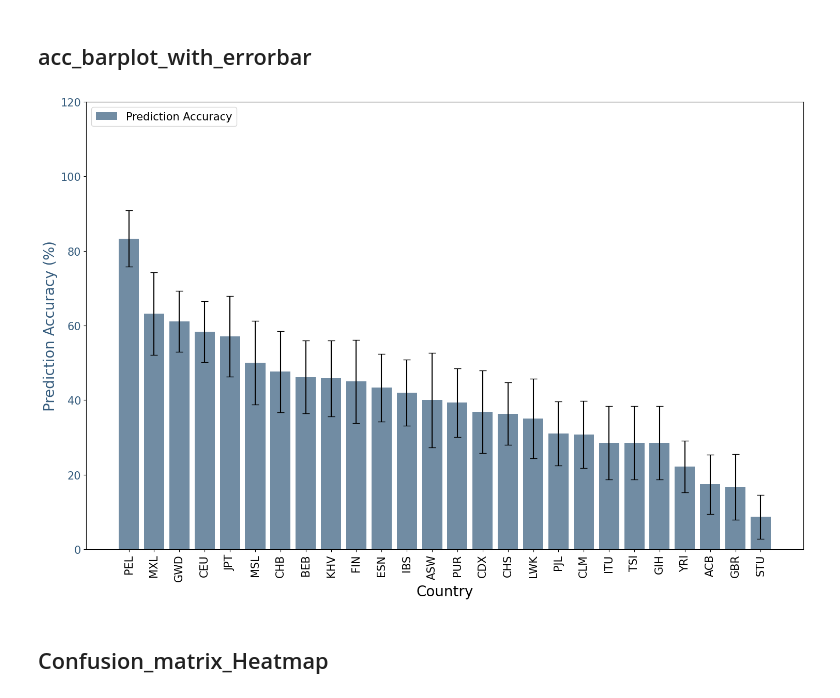
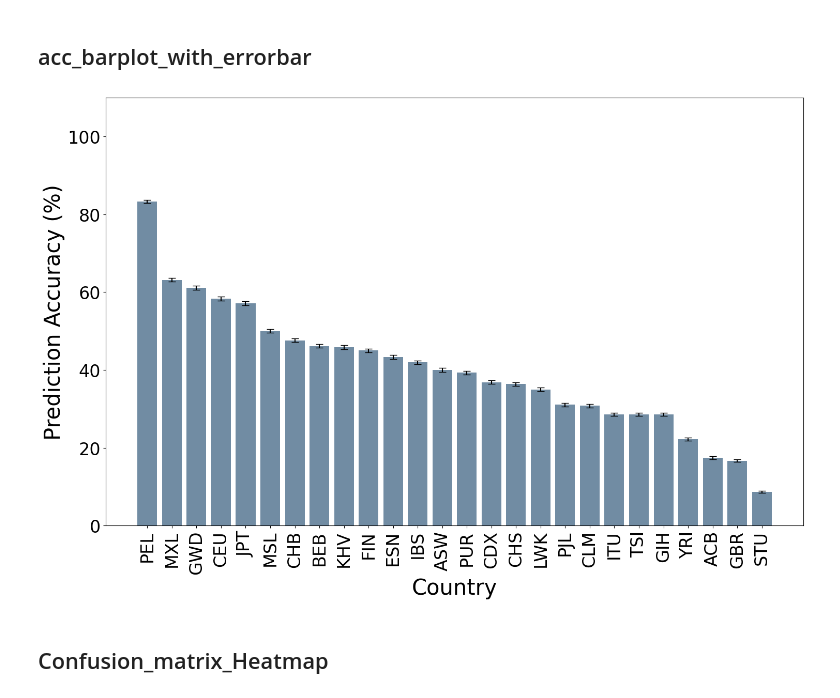
Before and after one commit to Jinhyun-Kim/geography_prediction, a Jupyter notebook: figure_country.ipynb, the cells around one changed output. Saved outputs shown, nothing was run; the diff lists cells and outputs as text; code cells hidden in the pictures.

Commit message:
figure2

```diff
--- a/figure_country.ipynb
+++ b/figure_country.ipynb
@@ -83,8 +83,8 @@ class data_loader:
 # data load
 # %%
 feature_data_path = '/project/datacamp/team11/data'
-# target_feature = "preprocessed/merged_support3_variance_0.1_random_1M"
-target_feature = "preprocessed/merged_random_1k"
+target_feature = "preprocessed/merged_support3_variance_0.1_random_1M"
+# target_feature = "preprocessed/merged_random_1k"
 target_feature_suffix = "_matrix.npy"
 sample_annotation_file = os.path.join(feature_data_path, "igsr-1000 genomes 30x on grch38.tsv")
 
@@ -131,65 +131,64 @@ colors = ['#F8B195', '#F67280', '#C06C84', '#6C5B7B', '#355C7D', '#99B898']
 unique_countries = np.unique(y_labels_test)
 country_data_count = []
 country_accuracies = []
-country_std_devs = []
+country_sems = []
 
 for country in unique_countries:
     country_indices = np.where(y_labels_test == country)[0]
     y_country = y_test[country_indices]
     y_pred_country = y_pred_test[country_indices]
 
     country_data_count.append(len(country_indices))
 
     if len(y_country) > 0:
         accuracy = accuracy_score(y_country, y_pred_country) * 100
         country_accuracies.append(accuracy)
 
         differences = np.array(y_country) != np.array(y_pred_country)
         error_rate = np.mean(differences)
-        std_dev = np.sqrt(error_rate * (1 - error_rate) / len(y_country)) * 100
+        std_dev = np.sqrt(error_rate * (1 - error_rate) * len(y_country))
+        sem = std_dev / np.sqrt(len(y_country))
 
-        country_std_devs.append(std_dev)
+        country_sems.append(sem)
     else:
         country_accuracies.append(np.nan)
-        country_std_devs.append(np.nan)
+        country_sems.append(np.nan)
 
 df = pd.DataFrame({
     'Country': unique_countries,
     'Data Count': country_data_count,
     'Accuracy': country_accuracies,
-    'STD': country_std_devs
+    'SEM': country_sems
 }).dropna().sort_values(by='Accuracy', ascending=False)
 
 sorted_countries = df['Country'].values
 sorted_data_count = df['Data Count'].values
 sorted_accuracies = df['Accuracy'].values
-sorted_std_devs = df['STD'].values
+sorted_sems = df['SEM'].values
+
+def plot_country_data_with_error_bars(sorted_countries, accuracies, sem, file_path=None):
+    fig, ax1 = plt.subplots(figsize=(15, 10))
+
+    ax1.set_xlabel('Country', fontsize=30)
+    ax1.set_ylabel('Prediction Accuracy (%)', fontsize=30)
+    bars = ax1.bar(sorted_countries, accuracies, yerr=sem, color=colors[4], alpha=0.7, label='Prediction Accuracy', capsize=5)
+
+    ax1.tick_params(axis='y')
+    ax1.set_ylim(0, 110)
+
+    plt.xticks(range(len(sorted_countries)),sorted_countries, rotation=90, fontsize=24)
+    plt.yticks(fontsize=24)
+    fig.tight_layout()
 
 
-
-
-def plot_country_data_with_error_bars(sorted_countries, accuracies, std_devs, file_path=None):
-    fig, ax1 = plt.subplots(figsize=(15, 10))
-
-    ax1.set_xlabel('Country', fontsize=20)
-    ax1.set_ylabel('Prediction Accuracy (%)', color=colors[4], fontsize=20)
-    bars = ax1.bar(sorted_countries, accuracies, yerr=std_devs, color=colors[4], alpha=0.7, label='Prediction Accuracy', capsize=5)
-    ax1.tick_params(axis='y', labelcolor=colors[4])
-    ax1.set_ylim(0, 120)
-    plt.xticks(range(len(sorted_countries)),sorted_countries, rotation=90, fontsize=15)
-    plt.yticks(fontsize=15)
-
-
-    fig.tight_layout()
-    ax1.legend(loc='upper left', fontsize=15)
-
     if file_path:
-        plt.savefig(file_path, dpi=300, bbox_inches='tight')
+            plt.savefig(file_path, format='pdf', dpi=300, bbox_inches='tight')
     plt.show()
 
-plot_country_data_with_error_bars(sorted_countries, sorted_accuracies, sorted_std_devs)#, file_path="figure2_barplot.png")
+# plot_country_data_with_error_bars(sorted_countries, sorted_accuracies, sorted_sems)#, file_path="test_barplot.pdf")
+plot_country_data_with_error_bars(sorted_countries, sorted_accuracies, sorted_sems, file_path="result_barplot.pdf")
 # %% [output]
-[figure, old version]
+[figure, new version]
 # %% [markdown]
 ## Confusion_matrix_Heatmap
 # %%
```
Also changed, not shown: parts of 1 cell of this notebook.
